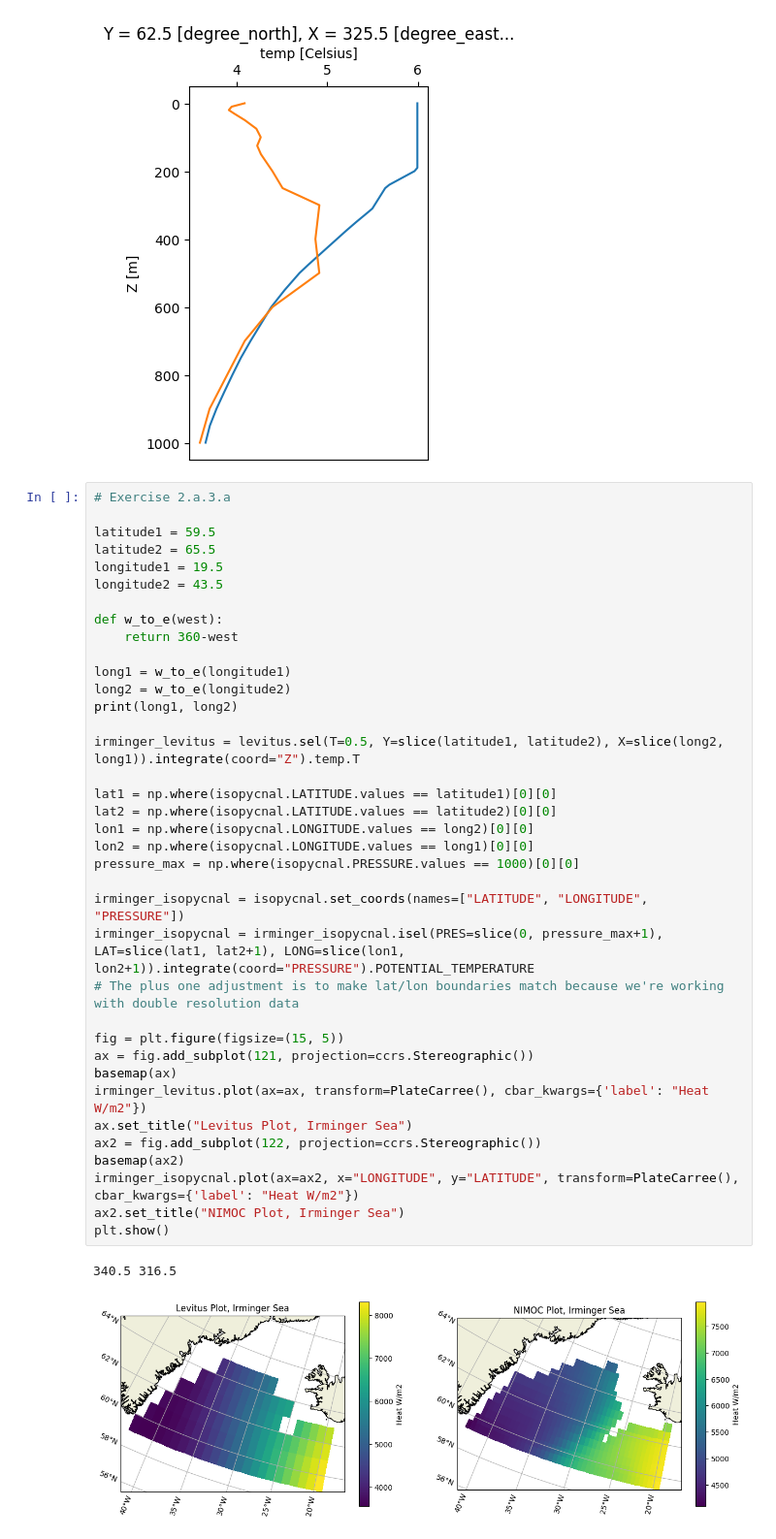
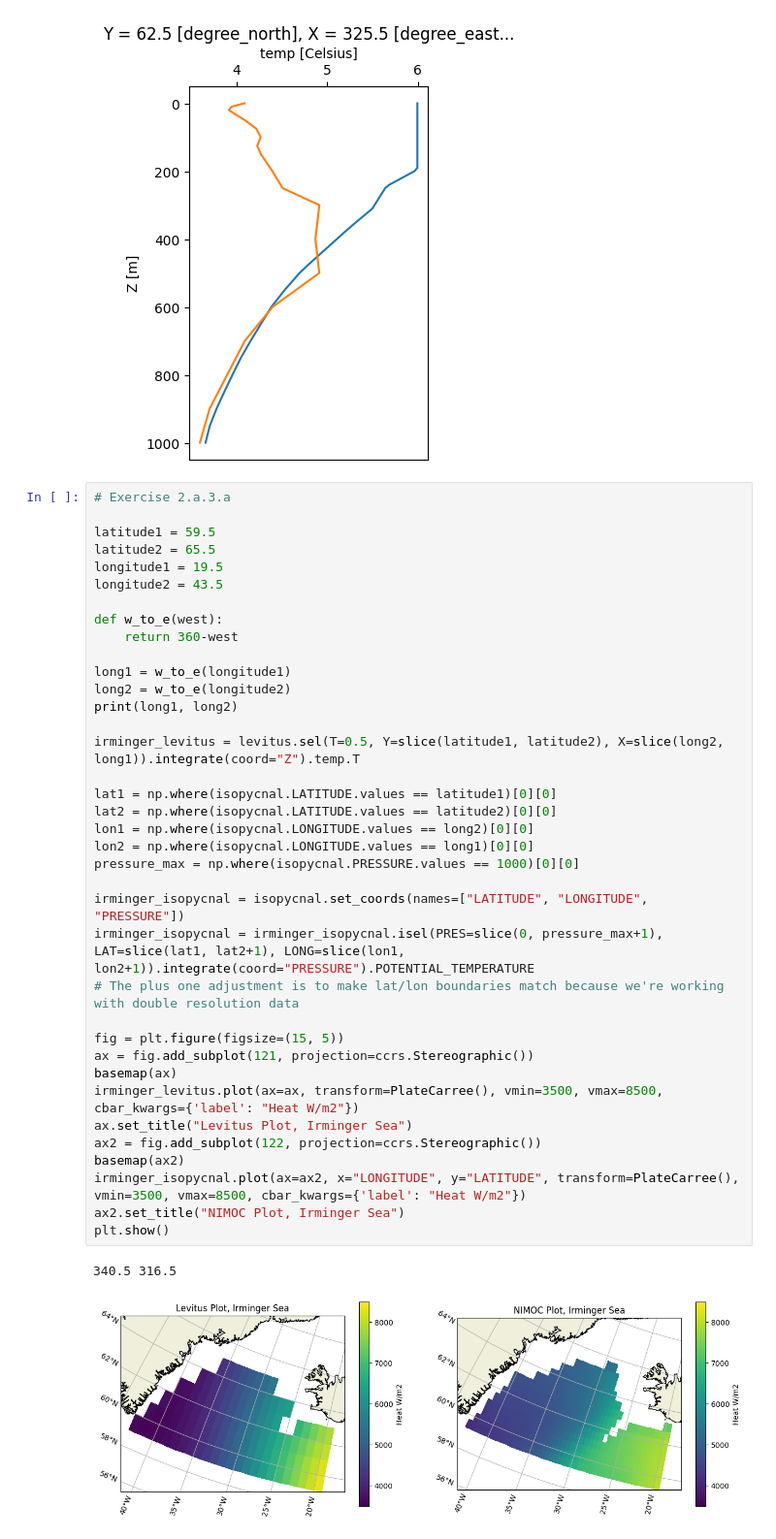
Before and after one commit to JRethemeier/Thermohaline-Circulation, a Jupyter notebook: Assignment2/Assignment2.ipynb, the cells around one changed output. Shown at 97% size. Drawn from its saved outputs; the diff is of its cells as text.

Commit message:
standardized heat colors

```diff
--- a/Assignment2/Assignment2.ipynb
+++ b/Assignment2/Assignment2.ipynb
@@ -290,36 +290,36 @@ longitude2 = 43.5
 
 def w_to_e(west):
     return 360-west
 
 long1 = w_to_e(longitude1)
 long2 = w_to_e(longitude2)
 print(long1, long2)
 
 irminger_levitus = levitus.sel(T=0.5, Y=slice(latitude1, latitude2), X=slice(long2, long1)).integrate(coord="Z").temp.T
 
 lat1 = np.where(isopycnal.LATITUDE.values == latitude1)[0][0]
 lat2 = np.where(isopycnal.LATITUDE.values == latitude2)[0][0]
 lon1 = np.where(isopycnal.LONGITUDE.values == long2)[0][0]
 lon2 = np.where(isopycnal.LONGITUDE.values == long1)[0][0]
 pressure_max = np.where(isopycnal.PRESSURE.values == 1000)[0][0]
 
 irminger_isopycnal = isopycnal.set_coords(names=["LATITUDE", "LONGITUDE", "PRESSURE"])
 irminger_isopycnal = irminger_isopycnal.isel(PRES=slice(0, pressure_max+1), LAT=slice(lat1, lat2+1), LONG=slice(lon1, lon2+1)).integrate(coord="PRESSURE").POTENTIAL_TEMPERATURE
 # The plus one adjustment is to make lat/lon boundaries match because we're working with double resolution data
 
 fig = plt.figure(figsize=(15, 5))
 ax = fig.add_subplot(121, projection=ccrs.Stereographic())
 basemap(ax)
-irminger_levitus.plot(ax=ax, transform=PlateCarree(), cbar_kwargs={'label': "Heat W/m2"})
+irminger_levitus.plot(ax=ax, transform=PlateCarree(), vmin=3500, vmax=8500, cbar_kwargs={'label': "Heat W/m2"})
 ax.set_title("Levitus Plot, Irminger Sea")
 ax2 = fig.add_subplot(122, projection=ccrs.Stereographic())
 basemap(ax2)
-irminger_isopycnal.plot(ax=ax2, x="LONGITUDE", y="LATITUDE", transform=PlateCarree(), cbar_kwargs={'label': "Heat W/m2"})
+irminger_isopycnal.plot(ax=ax2, x="LONGITUDE", y="LATITUDE", transform=PlateCarree(), vmin=3500, vmax=8500, cbar_kwargs={'label': "Heat W/m2"})
 ax2.set_title("NIMOC Plot, Irminger Sea")
 plt.show()
 # %% [output]
 340.5 316.5
-[figure, old version]
+[figure, new version]
 # %%
 # Exercise 2.a.3.b
 
```
Also changed, not shown: parts of 1 cell of this notebook.
